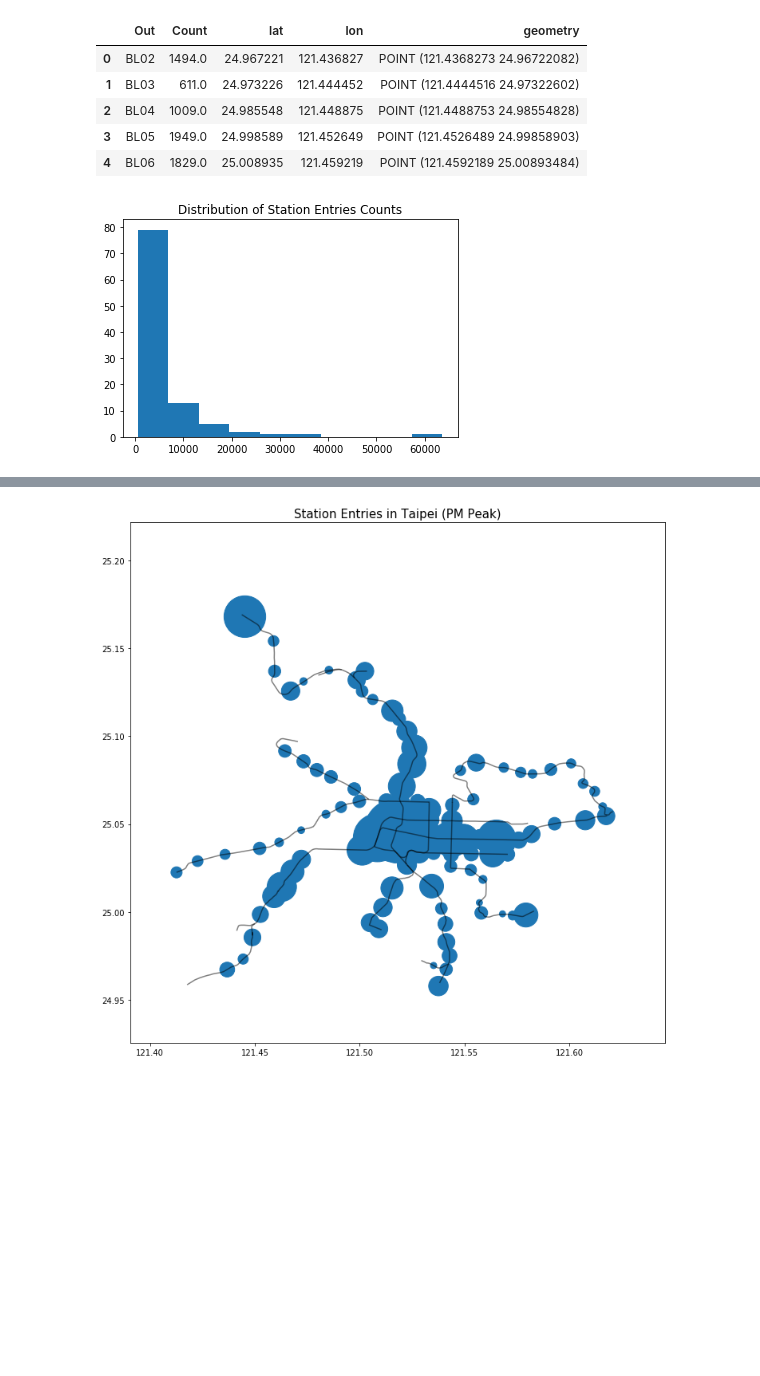
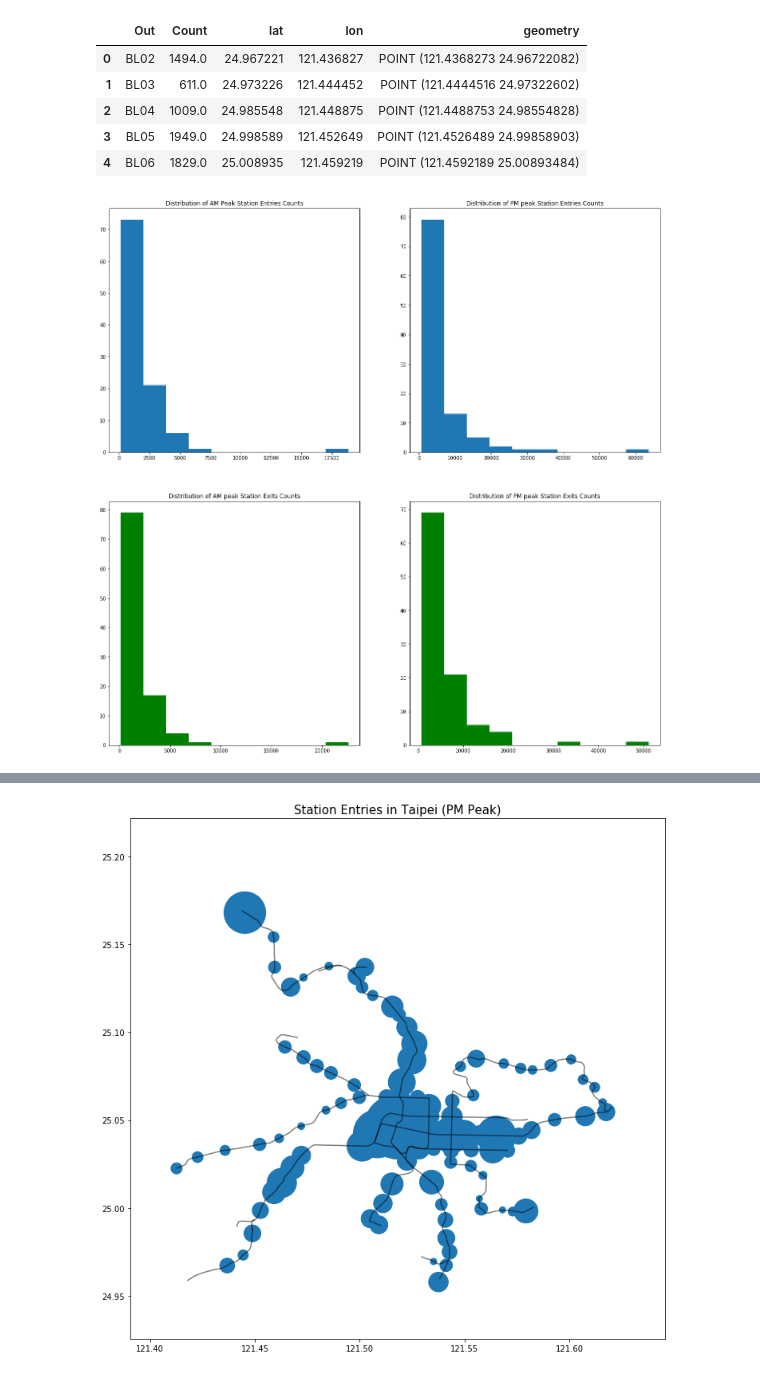
Before and after one commit to rxl204/Capstone, a Jupyter notebook: taipeiOD.ipynb, the cells around one changed output, grey strips where cells are left out. Drawn from its saved outputs; the diff is of its cells as text; code cells hidden in the pictures; blank space fills up the shorter version.

```diff
--- a/taipeiOD.ipynb
+++ b/taipeiOD.ipynb
@@ -374,13 +382,29 @@ feb01AMPeak_geo_OUT.head()
 | 2 | BL04 | 1009.0 | 24.985548 | 121.448875 | POINT (121.4488753 24.98554828) |
 | 3 | BL05 | 1949.0 | 24.998589 | 121.452649 | POINT (121.4526489 24.99858903) |
 | 4 | BL06 | 1829.0 | 25.008935 | 121.459219 | POINT (121.4592189 25.00893484) |
-# %%
-plt.figure()
-plt.hist(feb01PMPeak_geo['Count'])
-plt.title('Distribution of Station Entries Counts')
-plt.show()
-# %% [output]
-[figure, removed]
+# %%
+fig = plt.figure(figsize = (20,20))
+
+ax = plt.subplot(2, 2, 1)
+plt.hist(feb01AMPeak_geo_IN['Count'])
+plt.title('Distribution of AM Peak Station Entries Counts')
+
+
+ax1 = plt.subplot(2, 2, 2)
+plt.hist(feb01PMPeak_geo_IN['Count'])
+plt.title('Distribution of PM peak Station Entries Counts')
+
+ax2 = plt.subplot(2, 2, 3)
+plt.hist(feb01AMPeak_geo_OUT['Count'], color='green')
+plt.title('Distribution of AM peak Station Exits Counts')
+
+ax3 = plt.subplot(2, 2, 4)
+plt.hist(feb01PMPeak_geo_OUT['Count'], color='green')
+plt.title('Distribution of PM peak Station Exits Counts')
+
+plt.show()
+# %% [output]
+[figure, added]
 # %%
 fig = plt.figure(figsize = (20,20))
 
```
Also changed, not shown: parts of 15 cells of this notebook.
